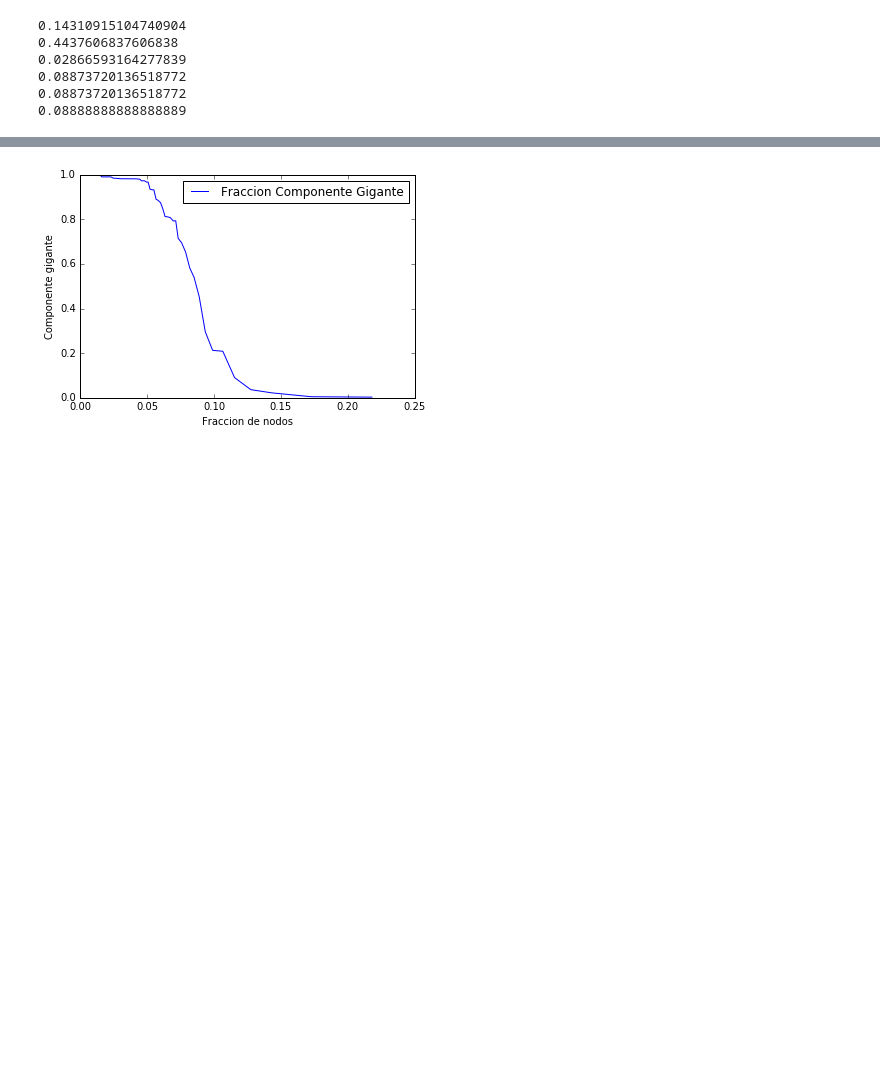
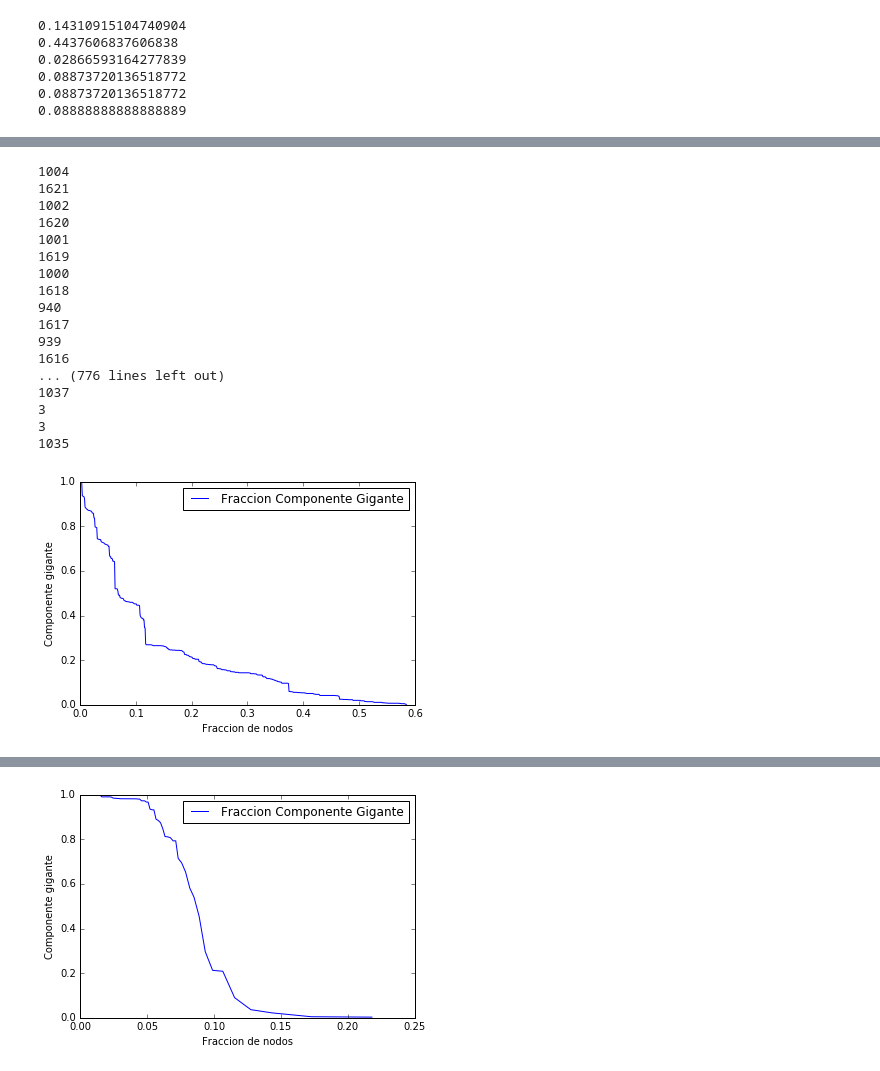
Before and after one commit to fedesevle/Redes_FLEM, a Jupyter notebook: TP2/TP_2.ipynb, the cells around one changed output, grey strips where cells are left out. Cells and saved outputs as stored; diff of their text form; code cells hidden in the pictures; blank space fills up the shorter version.

```diff
--- a/TP2/TP_2.ipynb
+++ b/TP2/TP_2.ipynb
@@ -296,0 +299,66 @@ plt.show()
+# %%
+#CRITERIO BETWEENNESS
+
+GG=G.copy()
+Componente_Gigante_INT=sorted(nx.connected_components(GG), key=len, reverse=True)[0]
+Componente_Gigante_1 = GG.subgraph(Componente_Gigante_INT)
+Componente_Gigante = GG.subgraph(Componente_Gigante_INT)
+GG=Componente_Gigante_1.copy()
+
+bet=nx.betweenness_centrality(G, k=None, normalized=True, weight=None, endpoints=False, seed=None)
+
+paso=0
+dg=[]
+pasos=[]
+
+nom_GG = [nom for (nom,betw) in bet.items()]
+betw_GG = [betw for (nom,betw) in bet.items()]
+betw = np.asarray(betw_GG)
+
+while len(Componente_Gigante)>1:
+    paso+=1
+
+    if nom_GG[np.argmax(betw)] in GG.nodes():
+        GG.remove_node(nom_GG[np.argmax(betw)])
+        #betw = betw[betw!=np.max(betw)]
+        del(betw_GG[np.argmax(betw)])
+        del(nom_GG[np.argmax(betw)])
+        betw = np.asarray(betw_GG)
+
+        Componente_Gigante_INT=sorted(nx.connected_components(GG), key=len, reverse=True)[0]
+        Componente_Gigante = GG.subgraph(Componente_Gigante_INT)
+
+    else:
+        del(betw_GG[np.argmax(betw)])
+        del(nom_GG[np.argmax(betw)])
+        betw = np.asarray(betw_GG)
+
+    fraccion=len(Componente_Gigante.nodes())/len(Componente_Gigante_1.nodes())
+    dg.append(fraccion)
+    pasos.append(paso/len(Componente_Gigante_1.nodes()))
+    GG=Componente_Gigante.copy()
+
+plt.plot(pasos,dg,label="Fraccion Componente Gigante")
+plt.legend()
+plt.xlabel('Fraccion de nodos')
+plt.ylabel('Componente gigante')
+plt.show()
+# %% [output]
+1004
+1621
+1002
+1620
+1001
+1619
+1000
+1618
+940
+1617
+939
+1616
+... (776 lines left out)
+1037
+3
+3
+1035
+[figure, added]
```
Also changed, not shown: parts of 11 cells of this notebook.
